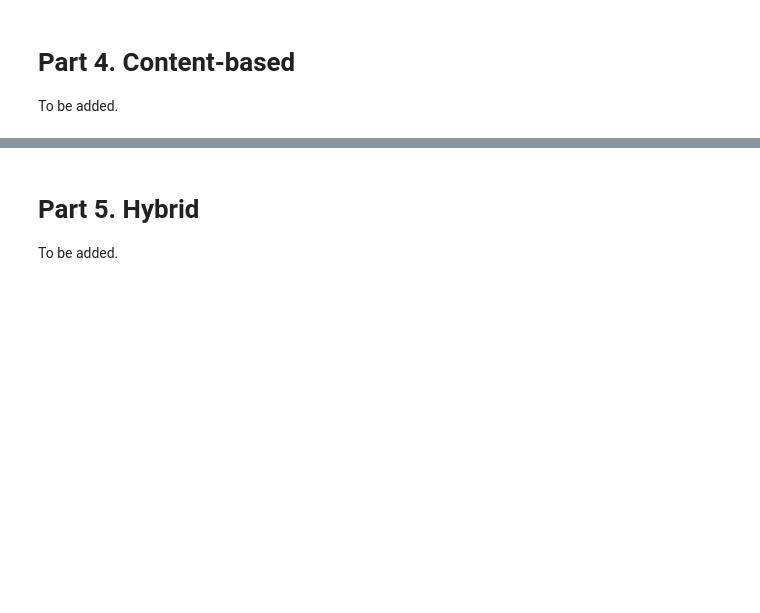
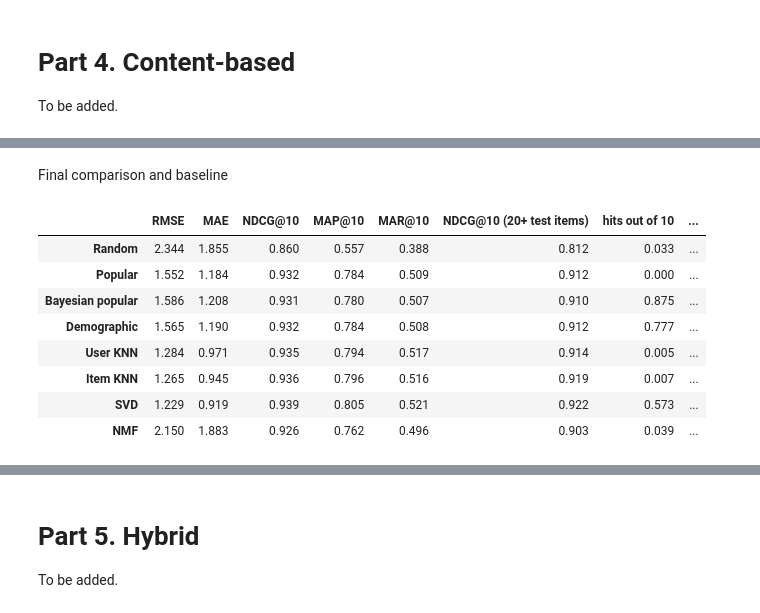
Before and after one commit to estellearnander/recsys_group_project, a Jupyter notebook: notebooks/03_recommenders.ipynb, the cells around one changed output, grey strips where cells are left out. Saved outputs shown, nothing was run; the diff lists cells and outputs as text; code cells hidden in the pictures; blank space fills up the shorter version.

```diff
--- a/notebooks/03_recommenders.ipynb
+++ b/notebooks/03_recommenders.ipynb
@@ -734,0 +812,6 @@ To be added.
+# %%
+# The best configuration is the one with the highest validation NDCG@10
+best_user = user_knn_tuning.sort_values("NDCG@10", ascending=False).iloc[0]
+best_item = item_knn_tuning.sort_values("NDCG@10", ascending=False).iloc[0]
+print("Best user-based:", int(best_user["k"]), int(best_user["min_support"]))
+print("Best item-based:", int(best_item["k"]), int(best_item["min_support"]))
@@ -738,0 +960,2 @@ To be added.
+# %%
+best_nmf_factors = 15  # 1 factor is a popularity ranking; the NDCG gap to 15 is within noise
@@ -738,0 +965,25 @@ To be added.
+# %% [markdown]
+Final comparison and baseline
+# %%
+cf_models = {
+    "User KNN": KNNWithMeans(k=int(best_user["k"]), min_k=1, verbose=False,
+                             sim_options={"name": "cosine", "user_based": True, "min_support": int(best_user["min_support"])}),
+    "Item KNN": KNNWithMeans(k=int(best_item["k"]), min_k=1, verbose=False,
+                             sim_options={"name": "cosine", "user_based": False, "min_support": int(best_item["min_support"])}),
+    "SVD": SVD(n_factors=best_n_factors, n_epochs=best_epochs, random_state=my_seed),
+    "NMF": NMF(n_factors=best_nmf_factors, random_state=my_seed),
+}
+
+results_cf = {name: evaluate_model(algo) for name, algo in cf_models.items()}
+results_part3_df = pd.concat([results_part2_df, pd.DataFrame(results_cf).T])
+results_part3_df.round(3)
+# %% [output]
+|  | RMSE | MAE | NDCG@10 | MAP@10 | MAR@10 | NDCG@10 (20+ test items) | hits out of 10 | ... |
+| Random | 2.344 | 1.855 | 0.860 | 0.557 | 0.388 | 0.812 | 0.033 | ... |
+| Popular | 1.552 | 1.184 | 0.932 | 0.784 | 0.509 | 0.912 | 0.000 | ... |
+| Bayesian popular | 1.586 | 1.208 | 0.931 | 0.780 | 0.507 | 0.910 | 0.875 | ... |
+| Demographic | 1.565 | 1.190 | 0.932 | 0.784 | 0.508 | 0.912 | 0.777 | ... |
+| User KNN | 1.284 | 0.971 | 0.935 | 0.794 | 0.517 | 0.914 | 0.005 | ... |
+| Item KNN | 1.265 | 0.945 | 0.936 | 0.796 | 0.516 | 0.919 | 0.007 | ... |
+| SVD | 1.229 | 0.919 | 0.939 | 0.805 | 0.521 | 0.922 | 0.573 | ... |
+| NMF | 2.150 | 1.883 | 0.926 | 0.762 | 0.496 | 0.903 | 0.039 | ... |
```
Also changed, not shown: parts of 27 cells of this notebook.
